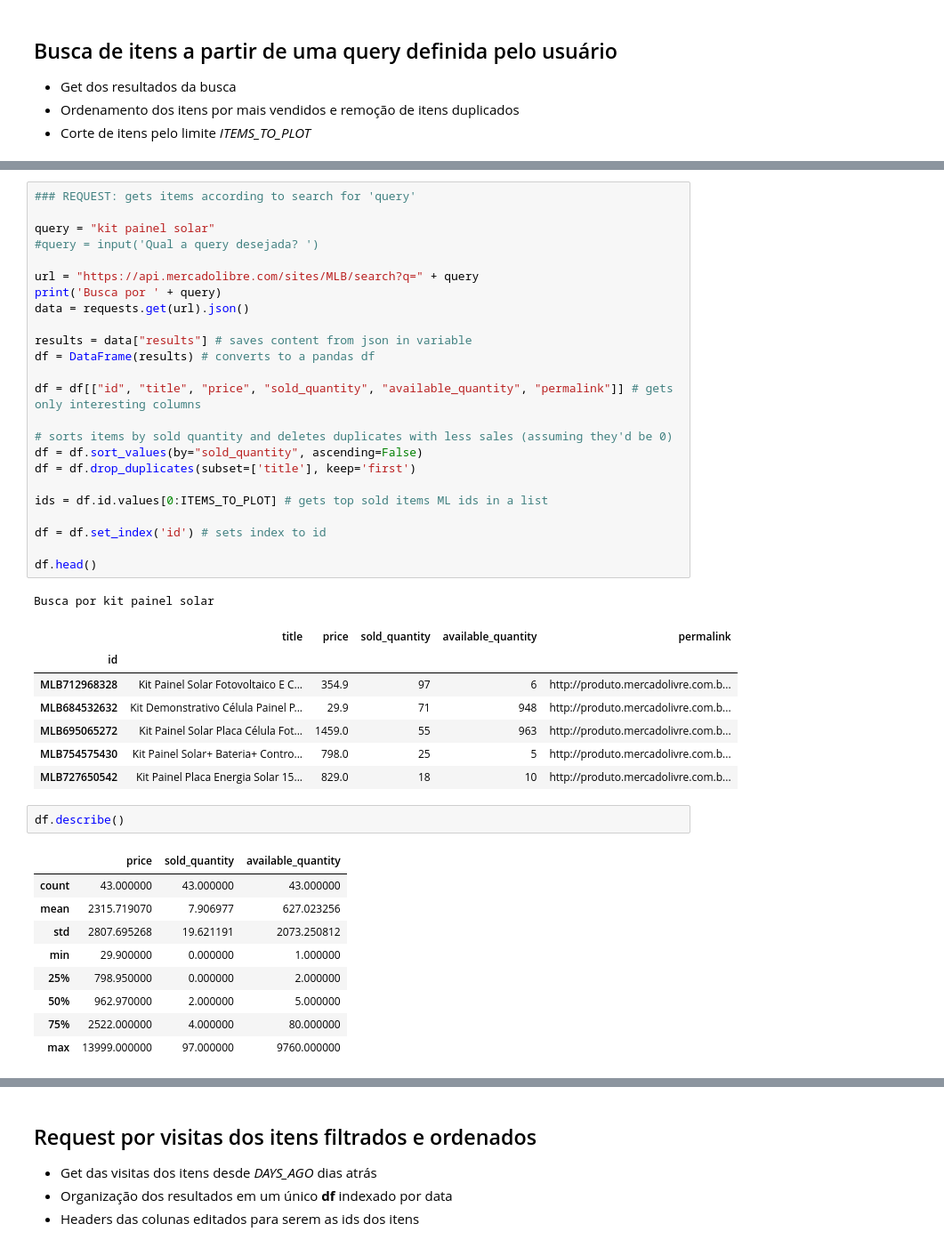
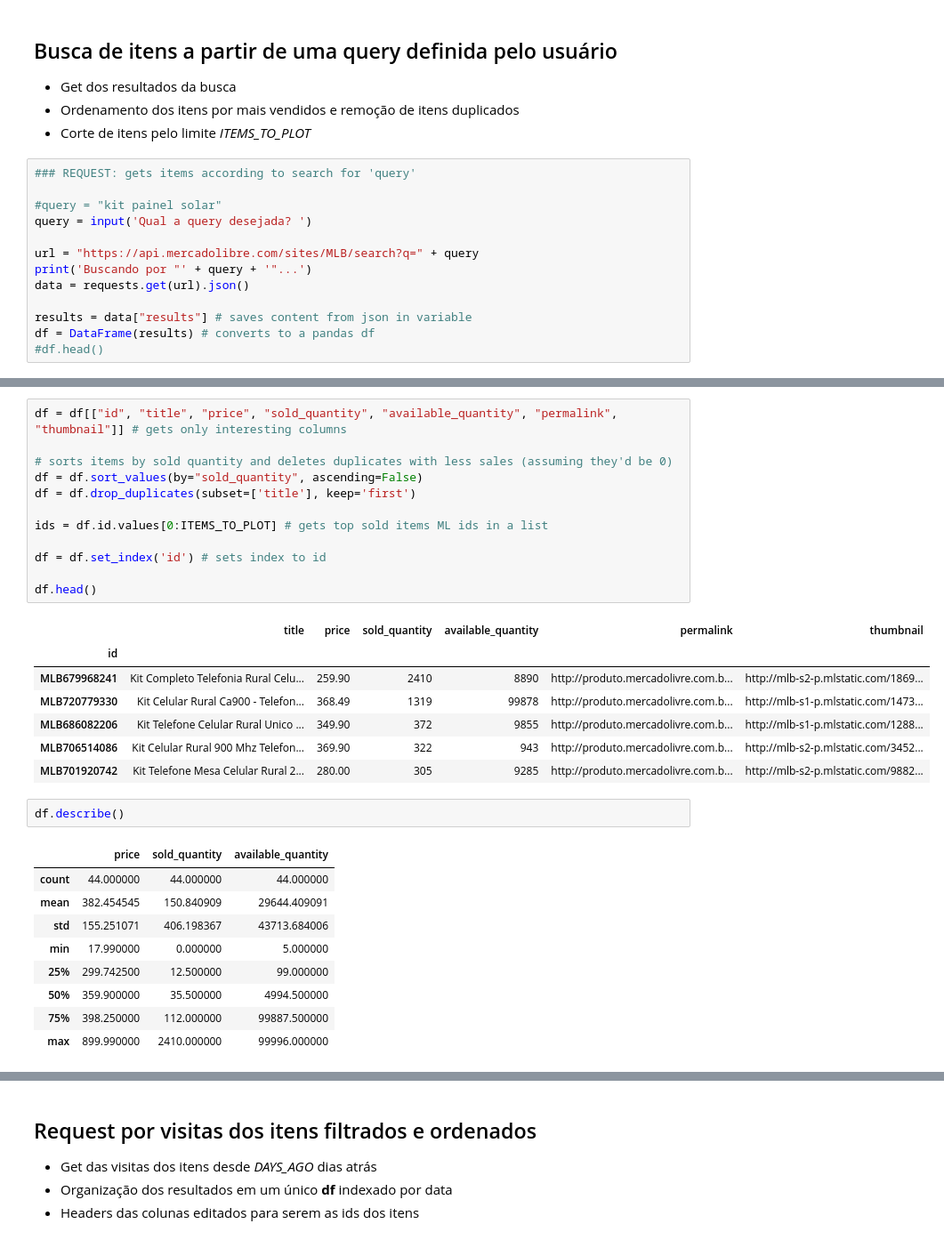
Before and after one commit to lpillmann/certi-mercadolivre, a Jupyter notebook: overview-from-query.ipynb, the cells around one changed output, grey strips where cells are left out. Shown at 89% size. Saved outputs shown, nothing was run; the diff lists cells and outputs as text.

```diff
--- a/overview-from-query.ipynb
+++ b/overview-from-query.ipynb
@@ -62,3 +44,16 @@ ITEMS_TO_PLOT = 10 # list of "ITEMS_TO_PLOT" top sold items; e.g. if 10, visits
 - Get dos resultados da busca
 - Ordenamento dos itens por mais vendidos e remoção de itens duplicados
 - Corte de itens pelo limite *ITEMS_TO_PLOT*
+# %%
+### REQUEST: gets items according to search for 'query'
+
+#query = "kit painel solar"
+query = input('Qual a query desejada? ')
+
+url = "https://api.mercadolibre.com/sites/MLB/search?q=" + query
+print('Buscando por "' + query + '"...')
+data = requests.get(url).json()
+
+results = data["results"] # saves content from json in variable
+df = DataFrame(results) # converts to a pandas df
+#df.head()
@@ -65,48 +73,35 @@ ITEMS_TO_PLOT = 10 # list of "ITEMS_TO_PLOT" top sold items; e.g. if 10, visits
 # %%
-### REQUEST: gets items according to search for 'query'
-
-query = "kit painel solar"
-#query = input('Qual a query desejada? ')
-
-url = "https://api.mercadolibre.com/sites/MLB/search?q=" + query
-print('Busca por ' + query)
-data = requests.get(url).json()
-
-results = data["results"] # saves content from json in variable
-df = DataFrame(results) # converts to a pandas df
-
-df = df[["id", "title", "price", "sold_quantity", "available_quantity", "permalink"]] # gets only interesting columns
+df = df[["id", "title", "price", "sold_quantity", "available_quantity", "permalink", "thumbnail"]] # gets only interesting columns
 
 # sorts items by sold quantity and deletes duplicates with less sales (assuming they'd be 0)
 df = df.sort_values(by="sold_quantity", ascending=False)
 df = df.drop_duplicates(subset=['title'], keep='first')
 
 ids = df.id.values[0:ITEMS_TO_PLOT] # gets top sold items ML ids in a list
 
 df = df.set_index('id') # sets index to id
 
 df.head()
 # %% [output]
-Busca por kit painel solar
-|  | title | price | sold_quantity | available_quantity | permalink |
-| id |  |  |  |  |  |
-| MLB712968328 | Kit Painel Solar Fotovoltaico E C... | 354.9 | 97 | 6 | http://produto.mercadolivre.com.b... |
-| MLB684532632 | Kit Demonstrativo Célula Painel P... | 29.9 | 71 | 948 | http://produto.mercadolivre.com.b... |
-| MLB695065272 | Kit Painel Solar Placa Célula Fot... | 1459.0 | 55 | 963 | http://produto.mercadolivre.com.b... |
-| MLB754575430 | Kit Painel Solar+ Bateria+ Contro... | 798.0 | 25 | 5 | http://produto.mercadolivre.com.b... |
-| MLB727650542 | Kit Painel Placa Energia Solar 15... | 829.0 | 18 | 10 | http://produto.mercadolivre.com.b... |
+|  | title | price | sold_quantity | available_quantity | permalink | thumbnail |
+| id |  |  |  |  |  |  |
+| MLB679968241 | Kit Completo Telefonia Rural Celu... | 259.90 | 2410 | 8890 | http://produto.mercadolivre.com.b... | http://mlb-s2-p.mlstatic.com/1869... |
+| MLB720779330 | Kit Celular Rural Ca900 - Telefon... | 368.49 | 1319 | 99878 | http://produto.mercadolivre.com.b... | http://mlb-s1-p.mlstatic.com/1473... |
+| MLB686082206 | Kit Telefone Celular Rural Unico ... | 349.90 | 372 | 9855 | http://produto.mercadolivre.com.b... | http://mlb-s1-p.mlstatic.com/1288... |
+| MLB706514086 | Kit Celular Rural 900 Mhz Telefon... | 369.90 | 322 | 943 | http://produto.mercadolivre.com.b... | http://mlb-s2-p.mlstatic.com/3452... |
+| MLB701920742 | Kit Telefone Mesa Celular Rural 2... | 280.00 | 305 | 9285 | http://produto.mercadolivre.com.b... | http://mlb-s2-p.mlstatic.com/9882... |
 # %%
 df.describe()
 # %% [output]
 |  | price | sold_quantity | available_quantity |
-| count | 43.000000 | 43.000000 | 43.000000 |
-| mean | 2315.719070 | 7.906977 | 627.023256 |
-| std | 2807.695268 | 19.621191 | 2073.250812 |
-| min | 29.900000 | 0.000000 | 1.000000 |
-| 25% | 798.950000 | 0.000000 | 2.000000 |
-| 50% | 962.970000 | 2.000000 | 5.000000 |
-| 75% | 2522.000000 | 4.000000 | 80.000000 |
-| max | 13999.000000 | 97.000000 | 9760.000000 |
+| count | 44.000000 | 44.000000 | 44.000000 |
+| mean | 382.454545 | 150.840909 | 29644.409091 |
+| std | 155.251071 | 406.198367 | 43713.684006 |
+| min | 17.990000 | 0.000000 | 5.000000 |
+| 25% | 299.742500 | 12.500000 | 99.000000 |
+| 50% | 359.900000 | 35.500000 | 4994.500000 |
+| 75% | 398.250000 | 112.000000 | 99887.500000 |
+| max | 899.990000 | 2410.000000 | 99996.000000 |
 # %%
 df.head()
 # %% [output]
```
Also changed, not shown: parts of 15 cells of this notebook.
